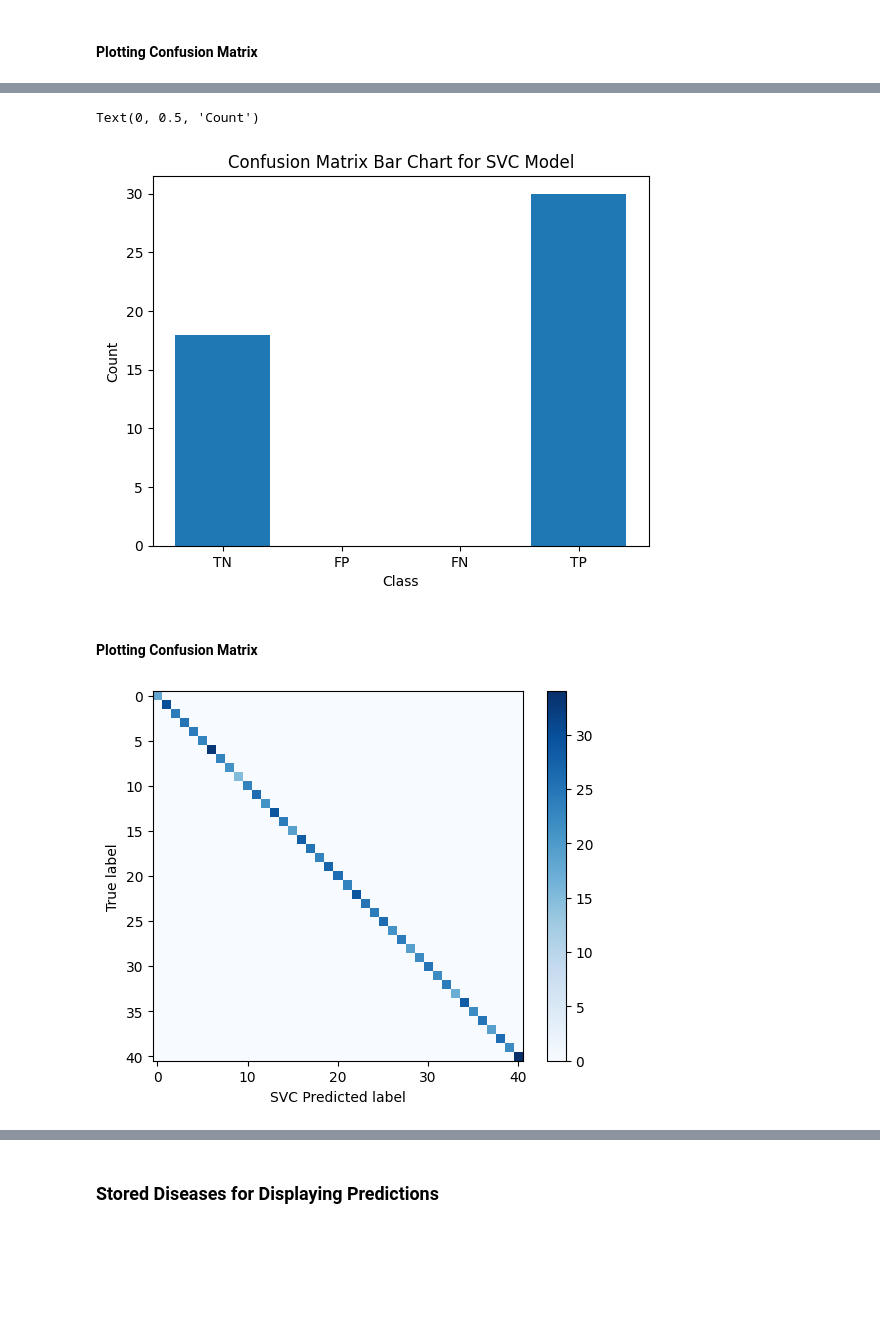
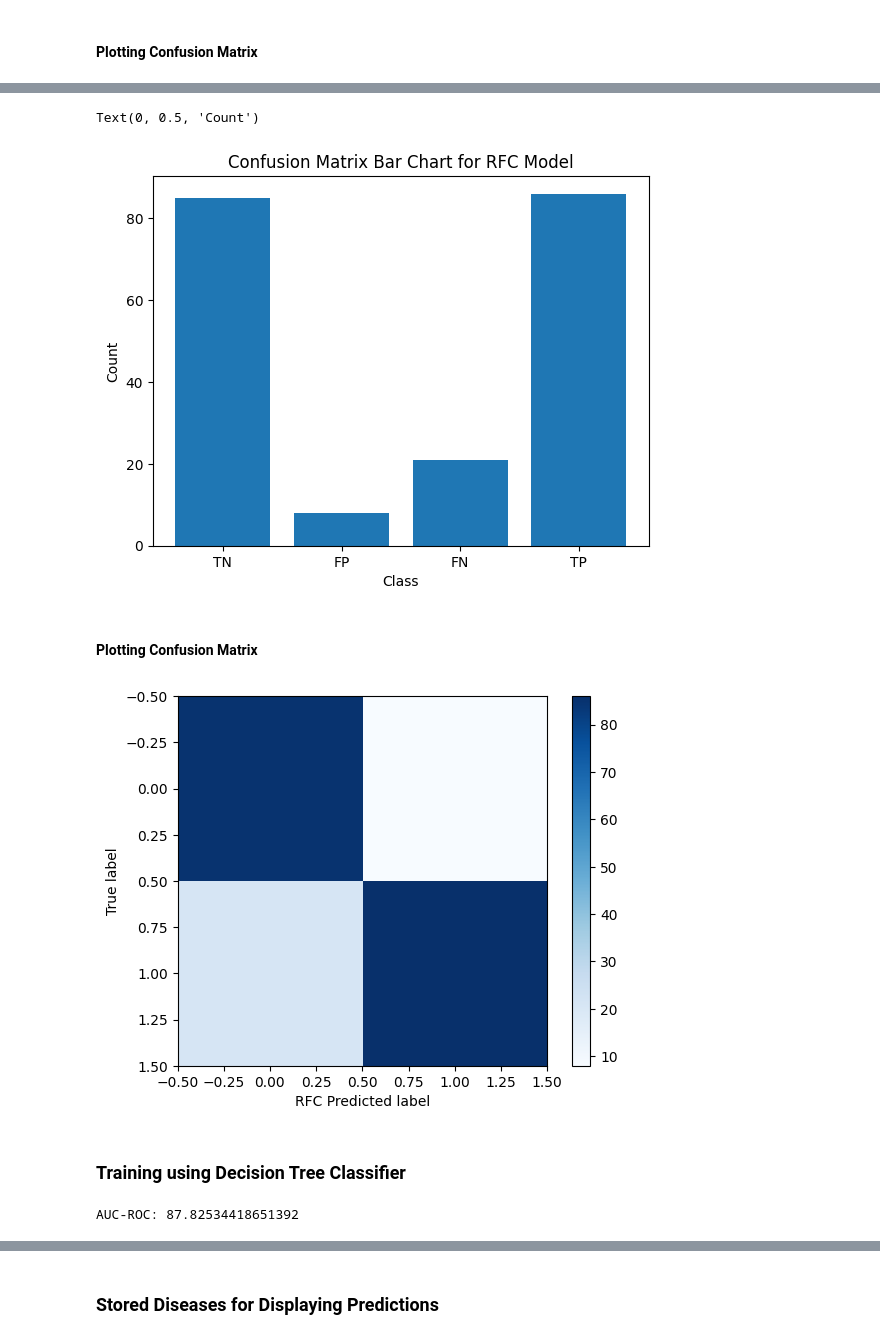
Before and after one commit to pooranjoyb/health-bridge, a Jupyter notebook: health-bridge/models/train/model.ipynb, the cells around one changed output, grey strips where cells are left out. Saved outputs shown, nothing was run; the diff lists cells and outputs as text; code cells hidden in the pictures; blank space fills up the shorter version.

Commit message:
Retrained the model

```diff
--- a/health-bridge/models/train/model.ipynb
+++ b/health-bridge/models/train/model.ipynb
@@ -56,4 +54,7 @@ X = data.drop(['prognosis'], axis=1)
 y = data['prognosis']
 # %%
 from sklearn.model_selection import train_test_split
-X_train, X_test, y_train, y_test = train_test_split(X, y, test_size=0.2, random_state=42)
+from sklearn.datasets import make_classification
+X_new, y_new = make_classification(n_samples=1000, n_features=20,
+                           n_classes=2, random_state=42)
+X_train, X_test, y_train, y_test = train_test_split(X_new, y_new, test_size=0.2, random_state=42)
@@ -119,19 +126,15 @@ plt.show()
 # %%
-from sklearn.svm import SVC
-machine=SVC()
-machine.fit(X_train,y_train)
-y_pred = machine.predict(X_test)
+from sklearn.ensemble import RandomForestClassifier
 
-# Describing the Confusion-Matrix of the Model
+rfc = RandomForestClassifier(random_state=42)
+rfc.fit(X_train, y_train)
 
-conf_matrix = confusion_matrix(y_test, y_pred)
-print("Confusion Matrix: ")
-print()
-print(conf_matrix)
-print()
+y_pred_proba = rfc.predict_proba(X_test)[:, 1]
 
-# Evaluate the accuracy of the model
+auc_roc = roc_auc_score(y_test, y_pred_proba)
 
-accuracy=machine.score(X_test,y_test)
-print("SVC Accuracy:", accuracy*100)
+print('AUC-ROC:', auc_roc*100)
+
+# Appended AUC-ROC score of RFC
+algorithms.append(auc_roc*100)
 # %% [output]
@@ -153,22 +146,40 @@ fn = conf_matrix[1][0]
 tp = conf_matrix[1][1]
 
 plt.bar(['TN', 'FP', 'FN', 'TP'], [tn,fp,fn,tp])
-plt.title("Confusion Matrix Bar Chart for SVC Model")
+plt.title("Confusion Matrix Bar Chart for RFC Model")
 plt.xlabel("Class")
 plt.ylabel('Count')
 # %% [output]
 Text(0, 0.5, 'Count')
-[figure, old version]
+[figure, new version]
 # %% [markdown]
 #### Plotting Confusion Matrix
 # %%
 from sklearn.metrics import confusion_matrix
 import matplotlib.pyplot as plt
 cm = confusion_matrix(y_test, y_pred)
 plt.imshow(cm, cmap=plt.cm.Blues)
 plt.colorbar()
-plt.xlabel('SVC Predicted label')
+plt.xlabel('RFC Predicted label')
 plt.ylabel('True label')
 plt.show()
 # %% [output]
-[figure, old version]
+[figure, new version]
+# %% [markdown]
+### Training using Decision Tree Classifier
+# %%
+from sklearn.tree import DecisionTreeClassifier
+
+dtc = DecisionTreeClassifier(random_state=42)
+dtc.fit(X_train, y_train)
+
+y_pred_proba = dtc.predict_proba(X_test)[:, 1]
+
+auc_roc = roc_auc_score(y_test, y_pred_proba)
+
+print('AUC-ROC:', auc_roc*100)
+
+# Appended AUC-ROC score of DTC
+algorithms.append(auc_roc*100)
+# %% [output]
+AUC-ROC: 87.82534418651392
```
Also changed, not shown: parts of 18 cells of this notebook, 1 other file.
